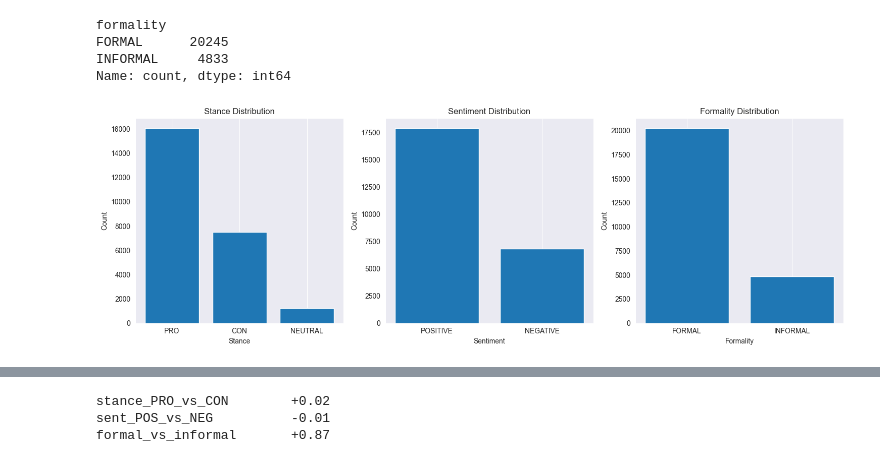
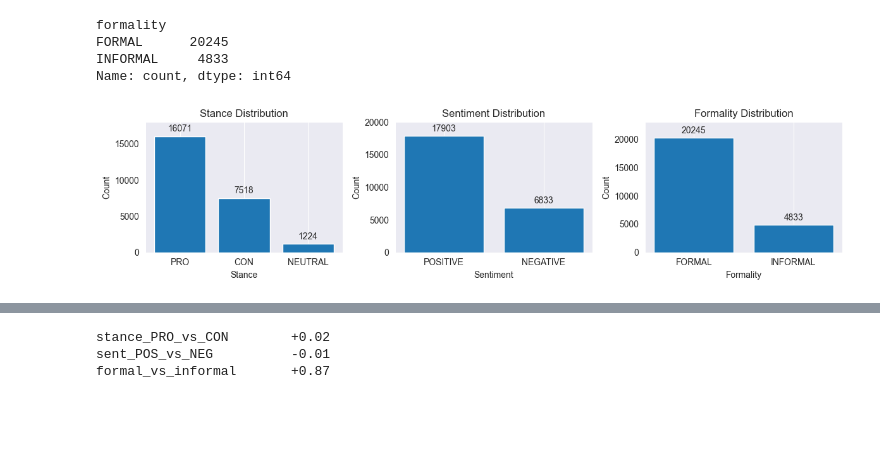
Before and after one commit to AlejandroIbarraC/StyleOverSubstance, a Jupyter notebook: data-analysis-persuade.ipynb, the cells around one changed output, grey strips where cells are left out. Saved outputs shown, nothing was run; the diff lists cells and outputs as text; code cells hidden in the pictures; blank space fills up the shorter version.

```diff
--- a/data-analysis-persuade.ipynb
+++ b/data-analysis-persuade.ipynb
@@ -139,42 +193,84 @@ FORMAL      20245
 INFORMAL     4833
 Name: count, dtype: int64
 # %%
+import matplotlib.pyplot as plt
+
 # fig and axes
-fig, axes = plt.subplots(1, 3, figsize=(15, 5))
+fig, axes = plt.subplots(1, 3, figsize=(12, 3))
 
-# stance
+# 1) stance
 stance_counts = stance_df["stance"].value_counts().sort_index()
-axes[0].bar(stance_counts.index, stance_counts.values)
-axes[0].set_title("Stance Distribution")
-axes[0].set_xticks([0, 1, 2])
-axes[0].set_xticklabels(["PRO", "CON", "NEUTRAL"])
-axes[0].set_xlabel("Stance")
-axes[0].set_ylabel("Count")
-axes[0].grid(axis="y")
+ax0 = axes[0]
+bars0 = ax0.bar(stance_counts.index, stance_counts.values)
+ax0.set_title("Stance Distribution")
+ax0.set_xticks([0, 1, 2])
+ax0.set_xticklabels(["PRO", "CON", "NEUTRAL"])
+ax0.set_xlabel("Stance")
+ax0.set_ylabel("Count")
+ax0.grid(axis="y")
+ax0.set_ylim(0, 18000)
+# annotate
+for bar in bars0:
+    height = bar.get_height()
+    ax0.annotate(
+        f'{int(height)}',
+        xy=(bar.get_x() + bar.get_width() / 2, height),
+        xytext=(0, 3),
+        textcoords="offset points",
+        ha='center',
+        va='bottom'
+    )
 
-# sentiment
+# 2) sentiment
 sentiment_counts = sentiment_df["sentiment"].value_counts().sort_index()
-axes[1].bar(sentiment_counts.index, sentiment_counts.values)
-axes[1].set_title("Sentiment Distribution")
-axes[1].set_xticks([0, 1])
-axes[1].set_xticklabels(["POSITIVE", "NEGATIVE"])
-axes[1].set_xlabel("Sentiment")
-axes[1].set_ylabel("Count")
-axes[1].grid(axis="y")
+ax1 = axes[1]
+bars1 = ax1.bar(sentiment_counts.index, sentiment_counts.values)
+ax1.set_title("Sentiment Distribution")
+ax1.set_xticks([0, 1])
+ax1.set_xticklabels(["POSITIVE", "NEGATIVE"])
+ax1.set_xlabel("Sentiment")
+ax1.set_ylabel("Count")
+ax1.grid(axis="y")
+ax1.set_ylim(0, 20000)
+# annotate
+for bar in bars1:
+    height = bar.get_height()
+    ax1.annotate(
+        f'{int(height)}',
+        xy=(bar.get_x() + bar.get_width() / 2, height),
+        xytext=(0, 3),
+        textcoords="offset points",
+        ha='center',
+        va='bottom'
+    )
 
-# formality
+# 3) formality
 formality_counts = formality_df["formality"].value_counts().sort_index()
-axes[2].bar(formality_counts.index, formality_counts.values)
-axes[2].set_title("Formality Distribution")
-axes[2].set_xticks([0, 1])
-axes[2].set_xticklabels(["FORMAL", "INFORMAL"])
-axes[2].set_xlabel("Formality")
-axes[2].set_ylabel("Count")
-axes[2].grid(axis="y")
+ax2 = axes[2]
+bars2 = ax2.bar(formality_counts.index, formality_counts.values)
+ax2.set_title("Formality Distribution")
+ax2.set_xticks([0, 1])
+ax2.set_xticklabels(["FORMAL", "INFORMAL"])
+ax2.set_xlabel("Formality")
+ax2.set_ylabel("Count")
+ax2.grid(axis="y")
+ax2.set_ylim(0, 23000)
+# annotate
+for bar in bars2:
+    height = bar.get_height()
+    ax2.annotate(
+        f'{int(height)}',
+        xy=(bar.get_x() + bar.get_width() / 2, height),
+        xytext=(0, 3),
+        textcoords="offset points",
+        ha='center',
+        va='bottom'
+    )
 
 plt.tight_layout()
+plt.savefig("plots/tagged_attribute_dist.pdf", format="pdf", bbox_inches="tight")
 # %% [output]
-[figure, old version]
+[figure, new version]
 # %%
 import matplotlib.pyplot as plt
 import seaborn as sns
```
Also changed, not shown: parts of 33 cells of this notebook, 32 other files.
